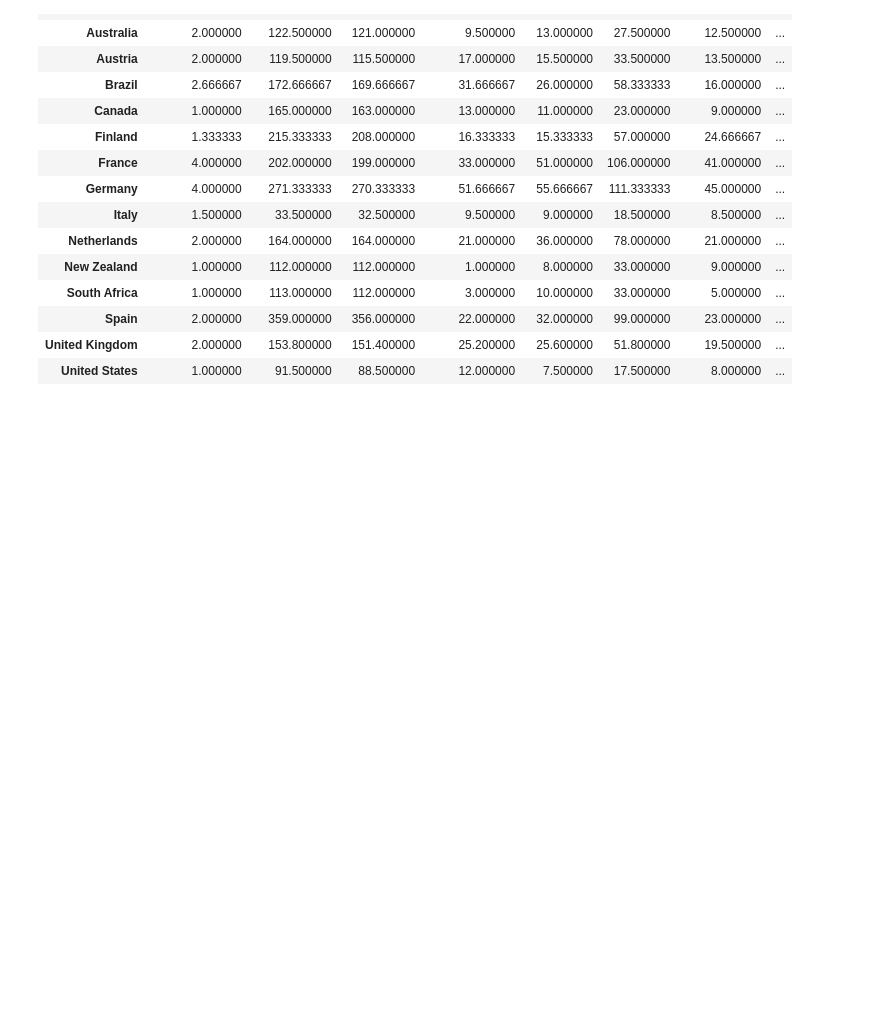
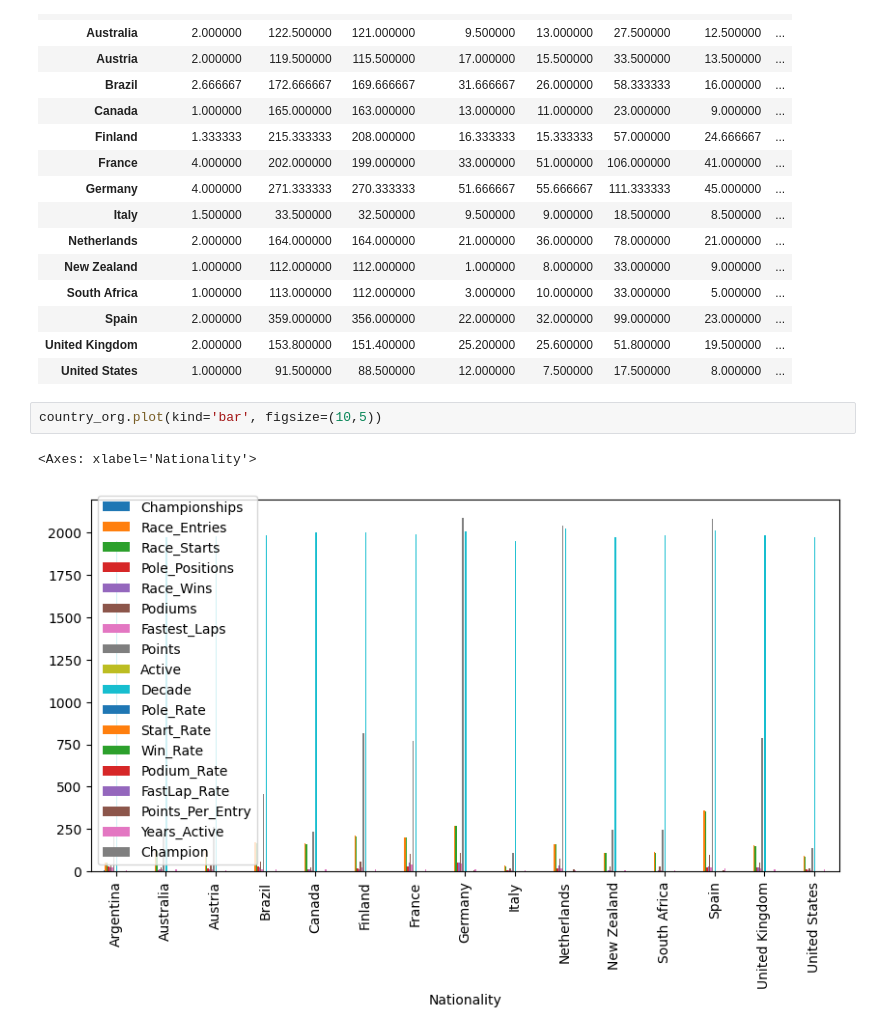
Before and after one commit to ryakkalauncc/4122project1, a Jupyter notebook: ITCS4122Project1.ipynb, the cells around one changed output. Saved outputs shown, nothing was run; the diff lists cells and outputs as text; blank space fills up the shorter version.

```diff
--- a/ITCS4122Project1.ipynb
+++ b/ITCS4122Project1.ipynb
@@ -85,3 +85,8 @@ country_org
 | Spain | 2.000000 | 359.000000 | 356.000000 | 22.000000 | 32.000000 | 99.000000 | 23.000000 | ... |
 | United Kingdom | 2.000000 | 153.800000 | 151.400000 | 25.200000 | 25.600000 | 51.800000 | 19.500000 | ... |
 | United States | 1.000000 | 91.500000 | 88.500000 | 12.000000 | 7.500000 | 17.500000 | 8.000000 | ... |
+# %%
+country_org.plot(kind='bar', figsize=(10,5))
+# %% [output]
+<Axes: xlabel='Nationality'>
+[figure, added]
```
